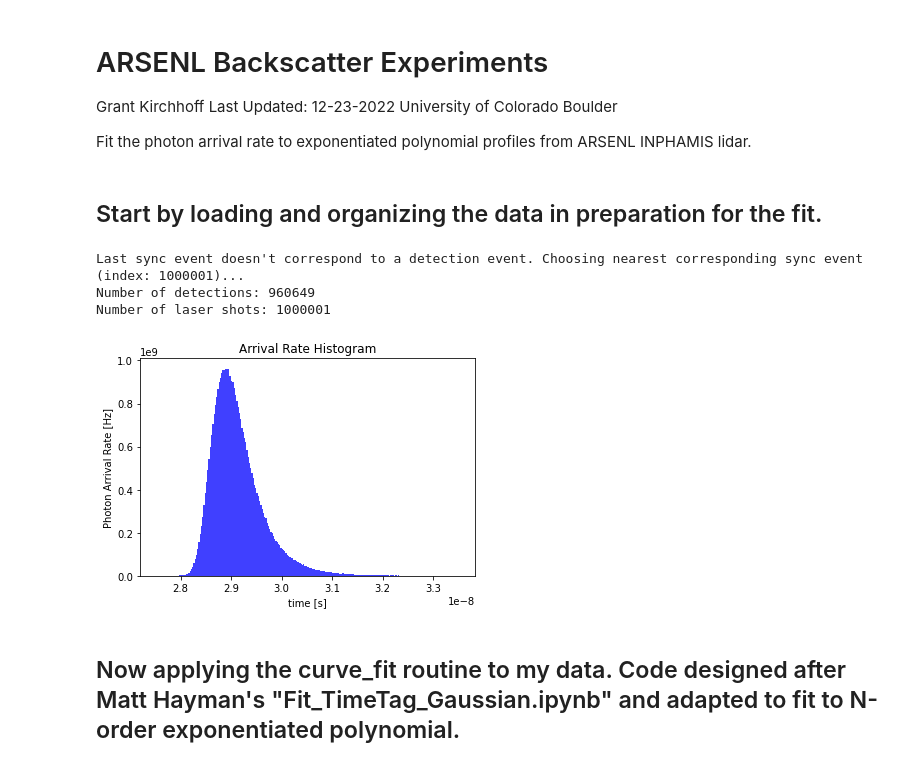
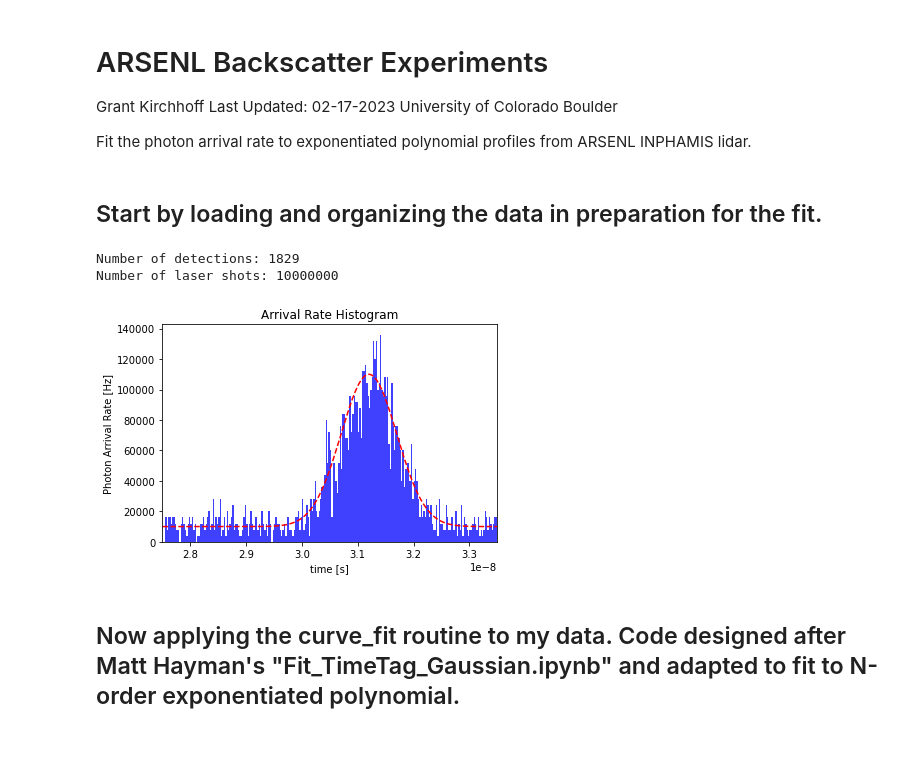
Before and after one commit to gkirchhoff32/ARSENL_backscatter_experiments, a Jupyter notebook: scripts/fit_histogram_polynomial_complexity_iteration.ipynb, the cells around one changed output. Drawn from its saved outputs; the diff is of its cells as text; code cells hidden in the pictures.

```diff
--- a/scripts/fit_histogram_polynomial_complexity_iteration.ipynb
+++ b/scripts/fit_histogram_polynomial_complexity_iteration.ipynb
@@ -3,7 +3,7 @@
 # ARSENL Backscatter Experiments
 
 Grant Kirchhoff
-Last Updated: 12-23-2022
+Last Updated: 02-17-2023
 University of Colorado Boulder
 
 Fit the photon arrival rate to exponentiated polynomial profiles from ARSENL INPHAMIS lidar.
@@ -60,58 +59,44 @@ OD_val = float(fname[3:5])/10
 # Load / generate important data structures from simulated / real datsets
 # NOTE: If user wants to test different parameters with simulated data, look into "generate_sim_data.py"
 
+flight_time, n_shots, t_det_lst = dorg.data_organize(dt, data_dir, fname, window_bnd,
+                                                         max_lsr_num, exclude_shots=False)
+
 if use_sim_data:
-    # Only need to change this file location if using simulated data generated from "generate_sim_data.py"
-    load_sim_pkl_dir = r'C:\Users\Grant\OneDrive - UCB-O365\ARSENL\Experiments\Deadtime_Experiments\Data\simulated'
-    fname_sim_pkl = r'\sim_amp1.0E+09_nshot1.0E+05.pkl'
-    infile = open(load_sim_pkl_dir+fname_sim_pkl, 'rb')
-    df = pickle.load(infile)
-    infile.close()
+    ds = xr.open_dataset(data_dir + fname)
+    laser_pulse_width = ds.laser_pulse_width.to_numpy()
+    target_time = ds.target_time.to_numpy()
+    target_amplitude = ds.target_amplitude.to_numpy()
+    background = ds.background.to_numpy()
 
-    flight_time = xr.DataArray(df.flight_time.data)
-    true_flight_time = xr.DataArray(df.true_flight_time.data)
-    n_shots = df.n_shots.data
-    t_det_lst = df.t_det_lst.data
-    t_phot_lst = df.t_phot_lst.data
-    target_amplitude = df.target_amplitude.data
-    target_time = df.target_time.data
-    laser_pulse_width = df.laser_pulse_width.data
-    window_bnd = df.window_bnd.data
-    background = df.background.data
-else:
-    flight_time, n_shots, t_det_lst = dorg.data_organize(dt, data_dir, fname, window_bnd,
-                                                         max_lsr_num, max_det_num,
-                                                         set_max_det, exclude_shots)
+    t_sim = np.arange(window_bnd[0], window_bnd[1], dt)
+    true_rho = gen_rho(target_amplitude, t_sim, target_time, laser_pulse_width, background)
 
 print('Number of detections: {}'.format(len(flight_time)))
 print('Number of laser shots: {}'.format(n_shots))
 # %% [output]
-Last sync event doesn't correspond to a detection event. Choosing nearest corresponding sync event (index: 1000001)...
-Number of detections: 960649
-Number of laser shots: 1000001
+Number of detections: 1829
+Number of laser shots: 10000000
 # %%
 # Scaled time-of-flight histogram
 fig = plt.figure()
 ax = fig.add_subplot(111)
 bin_array = set_binwidth(window_bnd[0], window_bnd[1], dt)
-# if use_sim_data:
-#     n, bins = np.histogram(true_flight_time, bins=bin_array)
-#     binwidth = np.diff(bins)[0]
-#     N = n / binwidth / n_shots  # [Hz] Scaling counts to arrival rate
-#     center = 0.5 * (bins[:-1] + bins[1:])
-#     ax.bar(center, N, align='center', width=binwidth, color='r', alpha=0.5, label='true photons')
+if use_sim_data:
+    ax.plot(t_sim, true_rho, 'r--')
 n, bins = np.histogram(flight_time, bins=bin_array)
 binwidth = np.diff(bins)[0]
 N = n / binwidth / n_shots  # [Hz] Scaling counts to arrival rate
 center = 0.5 * (bins[:-1] + bins[1:])
 ax.bar(center, N, align='center', width=binwidth, color='b', alpha=0.75, label='detected photons')
 ax.set_title('Arrival Rate Histogram')
 ax.set_xlabel('time [s]')
 ax.set_ylabel('Photon Arrival Rate [Hz]')
+ax.set_xlim([window_bnd[0], window_bnd[1]])
 # plt.legend()
 plt.show()
 # %% [output]
-[figure, old version]
+[figure, new version]
 # %% [markdown]
 ## Now applying the curve_fit routine to my data. Code designed after Matt Hayman's "Fit_TimeTag_Gaussian.ipynb" and adapted to fit to N-order exponentiated polynomial.
 # %%
```
Also changed, not shown: parts of 10 cells of this notebook, 7 other files.
